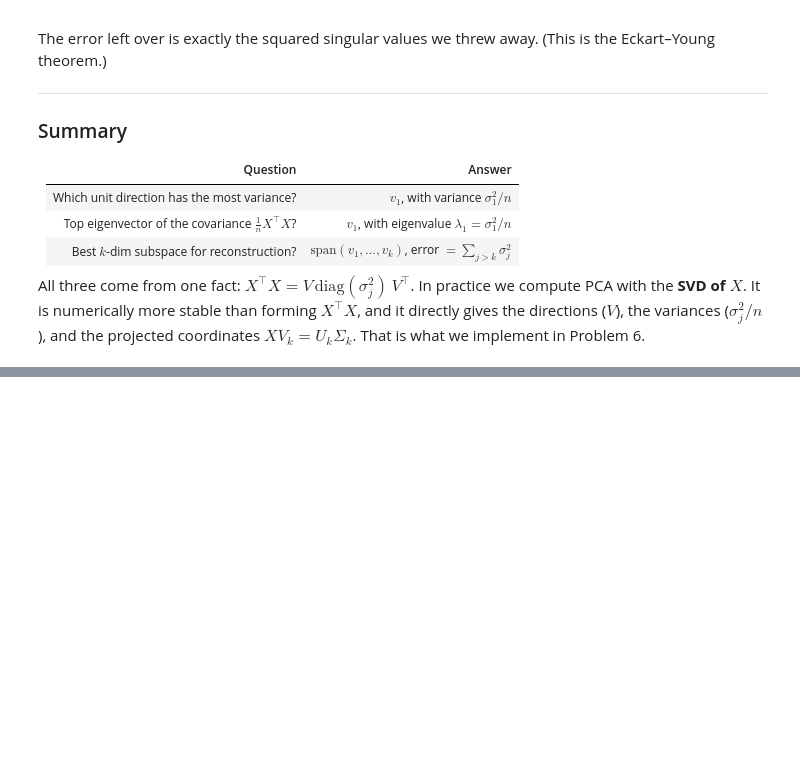
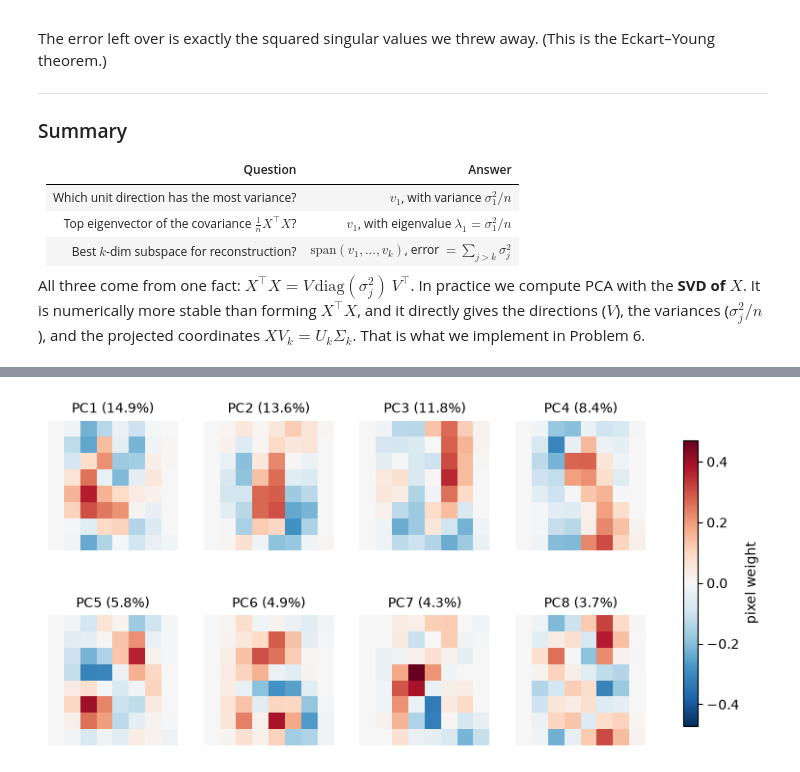
Before and after one commit to bartox12/analysis-of-unstructured-data, a Jupyter notebook: list01/list1.ipynb, the cells around one changed output, grey strips where cells are left out. Saved outputs shown, nothing was run; the diff lists cells and outputs as text; code cells hidden in the pictures; blank space fills up the shorter version.

```diff
--- a/list01/list1.ipynb
+++ b/list01/list1.ipynb
@@ -310,0 +447,5 @@ All three come from one fact: $X^\top X = V\,\mathrm{diag}(\sigma_j^2)\,V^\top$.
+# %%
+fig = plot_components_as_images(pca.components_, n=8, image_shape=(8, 8), evr=evr)
+plt.show()
+# %% [output]
+[figure, added]
```
Also changed, not shown: parts of 30 cells of this notebook, 17 other files.
